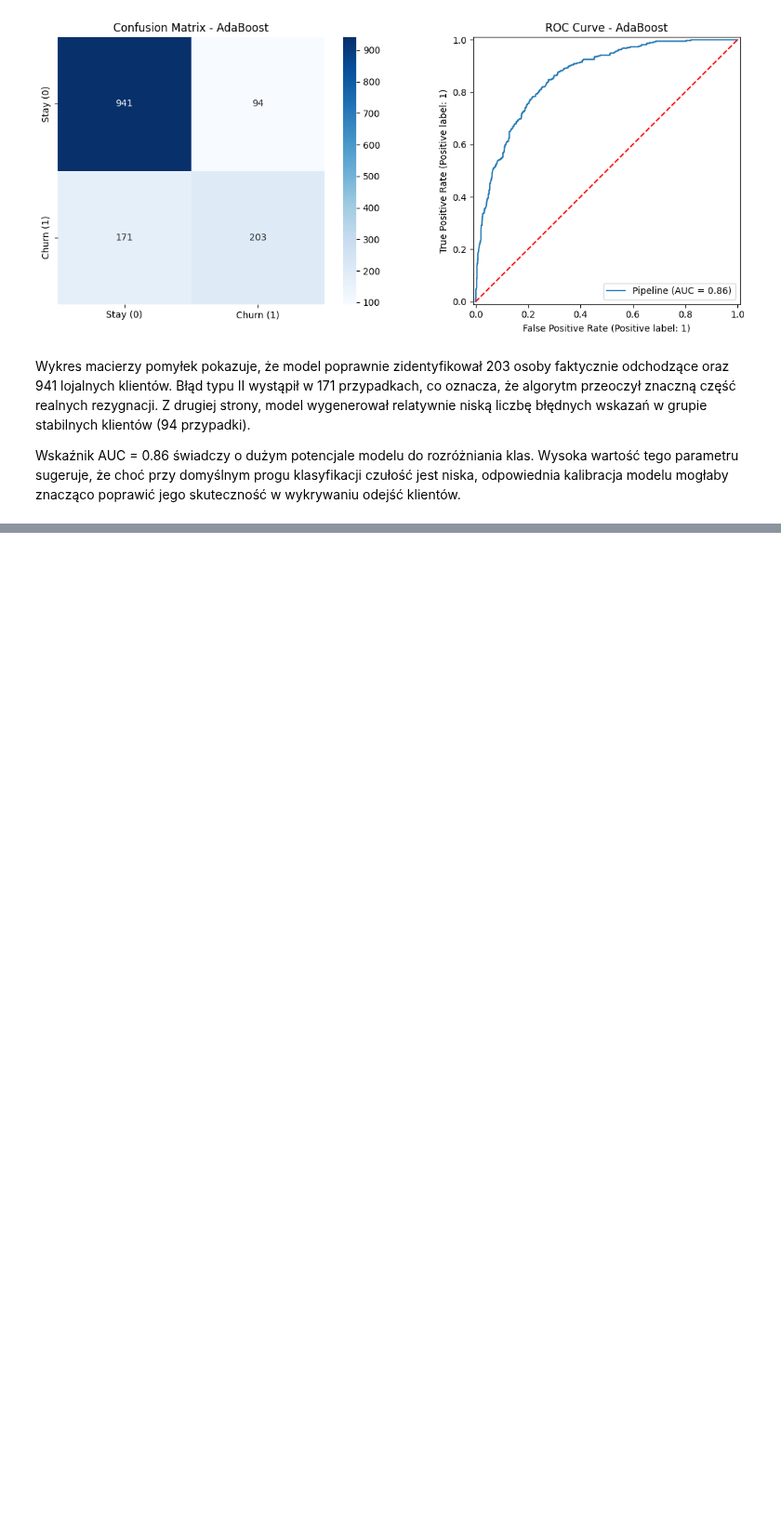
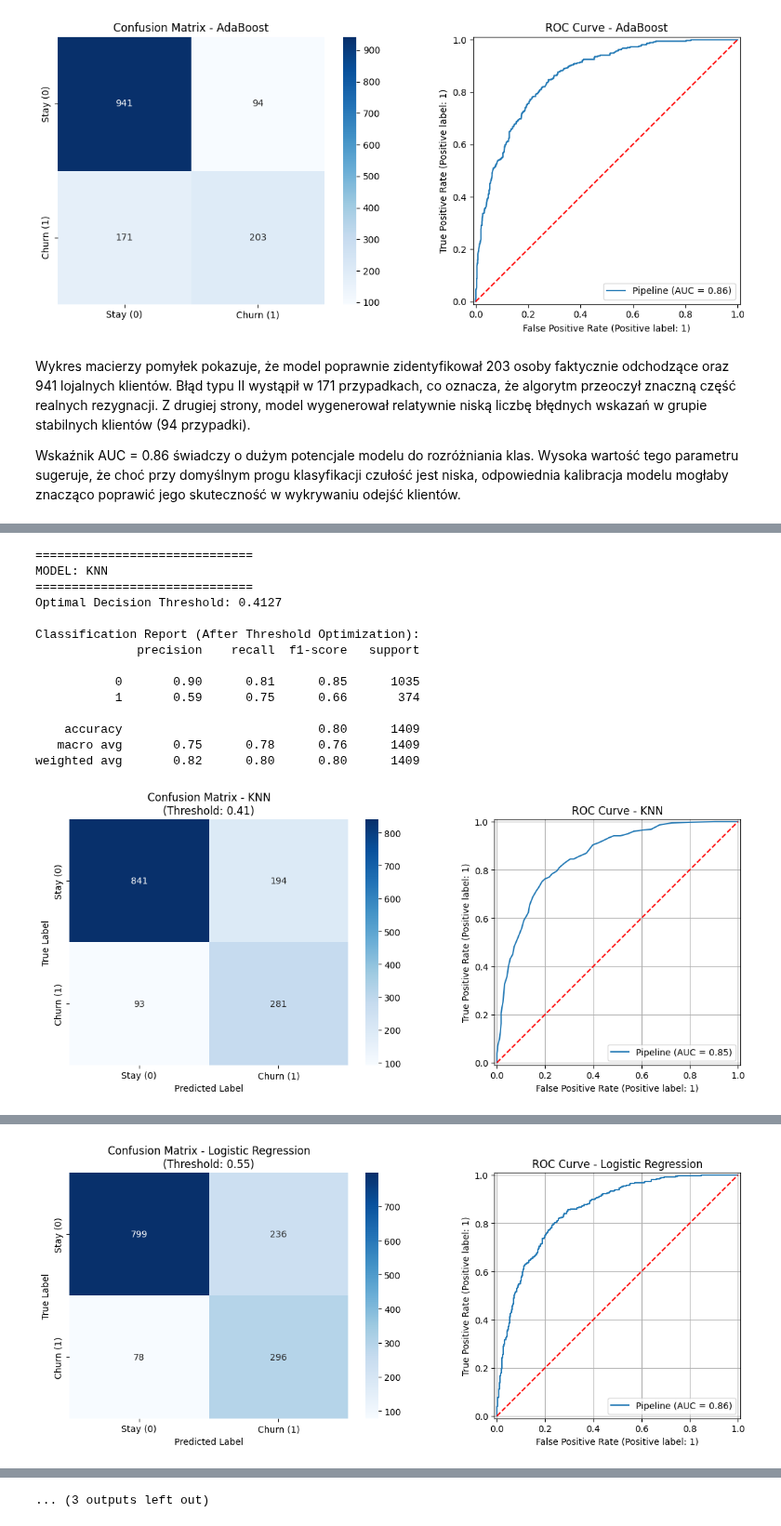
Before and after one commit to kacper-holowaty/customer-churn-prediction, a Jupyter notebook: churn_prediction_model_comparison.ipynb, the cells around one changed output, grey strips where cells are left out. Shown at 93% size. Drawn from its saved outputs; the diff is of its cells as text; code cells hidden in the pictures; blank space fills up the shorter version.

Commit message:
:sparkles: Add threshold optimization

```diff
--- a/churn_prediction_model_comparison.ipynb
+++ b/churn_prediction_model_comparison.ipynb
@@ -708,0 +737,78 @@ Wskaźnik AUC = 0.86 świadczy o dużym potencjale modelu do rozróżniania klas
+# %%
+import numpy as np
+from sklearn.metrics import precision_recall_curve
+
+models = {
+    "KNN": best_knn,
+    "Logistic Regression": best_logreg,
+    "Random Forest": best_rf,
+    "Naive Bayes": best_nb,
+    "Decision Tree": best_dt,
+    "XGBoost": best_xgb,
+    "AdaBoost": best_ada
+}
+
+results = []
+
+for name, model in models.items():
+    print(f"\n{'='*30}")
+    print(f"MODEL: {name}")
+    print(f"{'='*30}")
+
+    y_probs = model.predict_proba(X_test)[:, 1]
+
+    precision, recall, thresholds = precision_recall_curve(y_test, y_probs)
+    f1_scores = np.divide(2 * precision * recall, precision + recall,
+                          out=np.zeros_like(precision), where=(precision + recall) != 0)
+
+    best_idx = np.argmax(f1_scores)
+    best_threshold = thresholds[best_idx]
+
+    y_pred_adj = (y_probs >= best_threshold).astype(int)
+
+    print(f"Optimal Decision Threshold: {best_threshold:.4f}")
+    print("\nClassification Report (After Threshold Optimization):")
+    print(classification_report(y_test, y_pred_adj))
+
+    results.append({
+        "Model": name,
+        "Best Threshold": round(best_threshold, 4),
+        "F1-Score": round(f1_scores[best_idx], 4)
+    })
+
+    fig, (ax1, ax2) = plt.subplots(1, 2, figsize=(12, 5))
+
+    cm = confusion_matrix(y_test, y_pred_adj)
+    sns.heatmap(cm, annot=True, fmt='d', cmap='Blues', ax=ax1,
+                xticklabels=['Stay (0)', 'Churn (1)'], yticklabels=['Stay (0)', 'Churn (1)'])
+    ax1.set_title(f'Confusion Matrix - {name}\n(Threshold: {best_threshold:.2f})')
+    ax1.set_xlabel('Predicted Label')
+    ax1.set_ylabel('True Label')
+
+    RocCurveDisplay.from_estimator(model, X_test, y_test, ax=ax2)
+    ax2.plot([0, 1], [0, 1], color='red', linestyle='--')
+    ax2.set_title(f'ROC Curve - {name}')
+    ax2.grid(True)
+
+    plt.tight_layout()
+    plt.show()
+
+summary_df = pd.DataFrame(results).sort_values(by="F1-Score", ascending=False)
+print("\n--- Aggregate Model Performance Summary ---")
+print(summary_df)
+# %% [output]
+==============================
+MODEL: KNN
+==============================
+Optimal Decision Threshold: 0.4127
+
+Classification Report (After Threshold Optimization):
+              precision    recall  f1-score   support
+
+           0       0.90      0.81      0.85      1035
+           1       0.59      0.75      0.66       374
+
+    accuracy                           0.80      1409
+   macro avg       0.75      0.78      0.76      1409
+weighted avg       0.82      0.80      0.80      1409
+[figure, added]
@@ -708,0 +829 @@ Wskaźnik AUC = 0.86 świadczy o dużym potencjale modelu do rozróżniania klas
+[figure, added]
@@ -708,0 +890 @@ Wskaźnik AUC = 0.86 świadczy o dużym potencjale modelu do rozróżniania klas
+... (3 outputs left out)
```
Also changed, not shown: parts of 9 cells of this notebook, 1 other file.
